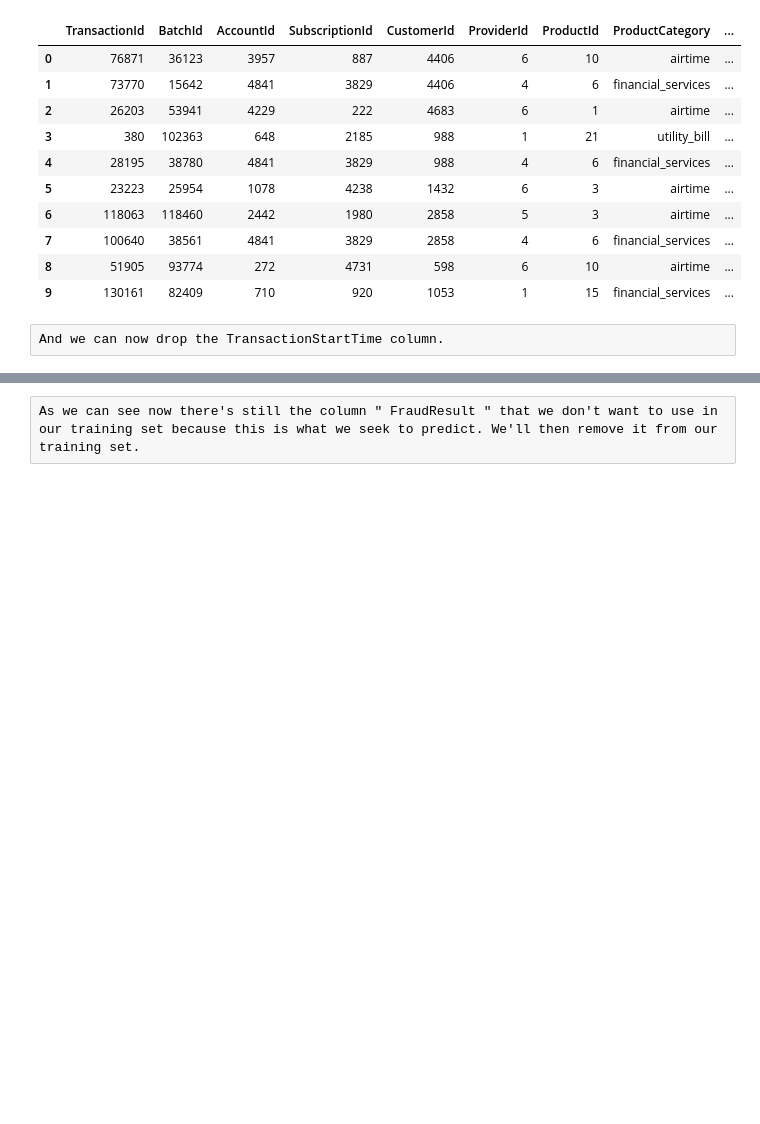
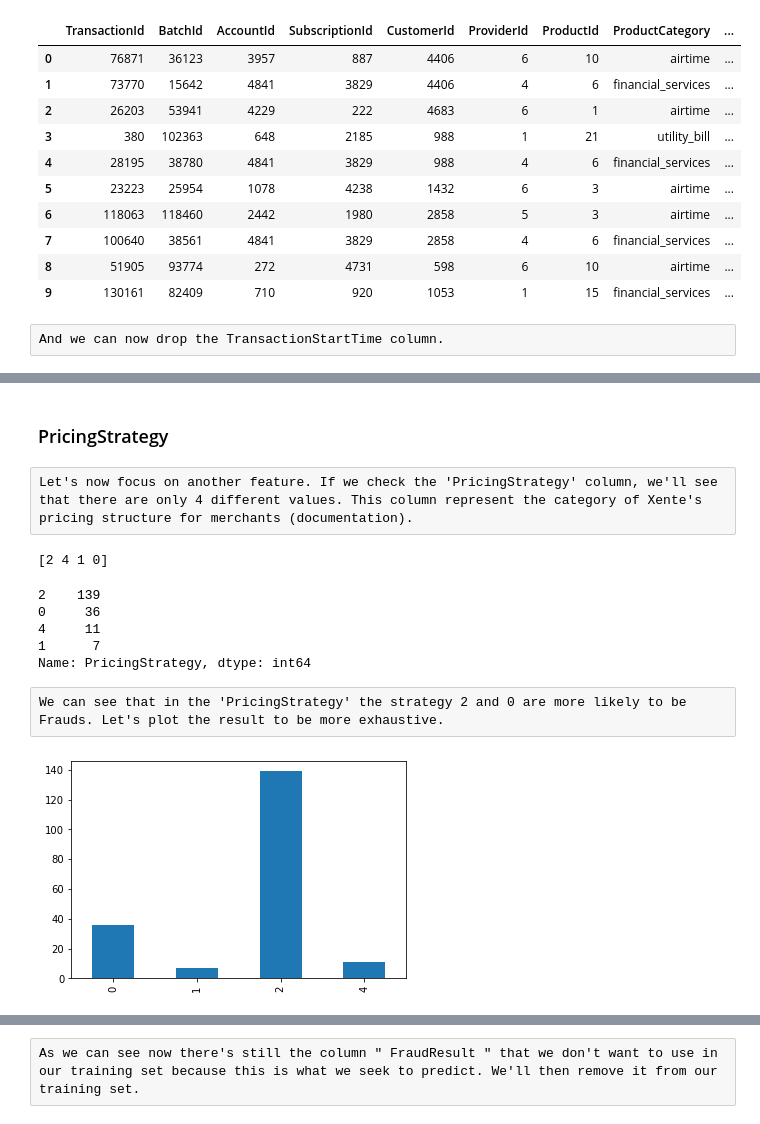
Before and after one commit to TheHugz1997/Machine_Learning_Project, a Jupyter notebook: creditCard.ipynb, the cells around one changed output, grey strips where cells are left out. Saved outputs shown, nothing was run; the diff lists cells and outputs as text; code cells hidden in the pictures; blank space fills up the shorter version.

```diff
--- a/creditCard.ipynb
+++ b/creditCard.ipynb
@@ -324,0 +325,25 @@ df_train
+# %% [markdown]
+### PricingStrategy
+# %% [raw]
+Let's now focus on another feature. If we check the 'PricingStrategy' column, we'll see that there are only 4 different values. This column represent the category of Xente's pricing structure for merchants (documentation).
+# %%
+print(df_train['PricingStrategy'].unique())
+# %% [output]
+[2 4 1 0]
+# %%
+df_train_pricing_strat=df_train.loc[df_train['FraudResult'] == 1, 'PricingStrategy']
+print(df_train_pricing_strat.value_counts())
+princing_strat_occurrences = df_train_pricing_strat.value_counts()
+# %% [output]
+2    139
+0     36
+4     11
+1      7
+Name: PricingStrategy, dtype: int64
+# %% [raw]
+We can see that in the 'PricingStrategy' the strategy 2 and 0 are more likely to be Frauds. Let's plot the result to be more exhaustive.
+# %%
+princing_strat_occurrences = princing_strat_occurrences.sort_index()
+graph_pricing_strat = princing_strat_occurrences.plot.bar()
+# %% [output]
+[figure, added]
```
Also changed, not shown: parts of 38 cells of this notebook, 1 other file.
